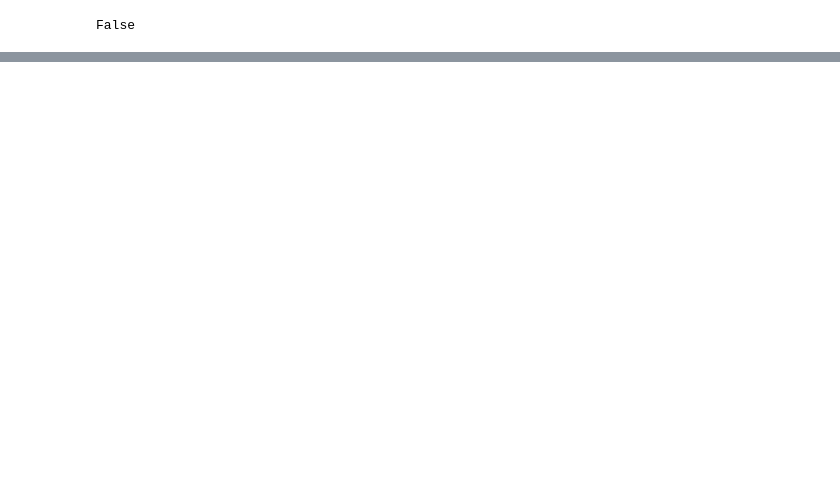
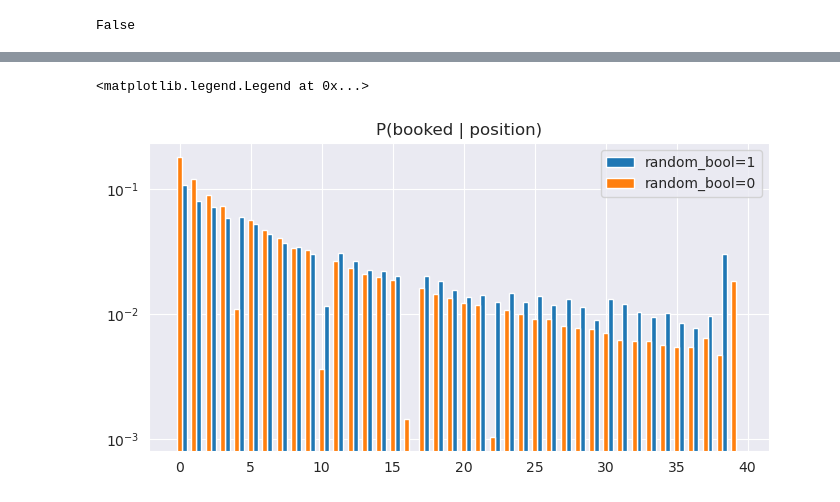
Before and after one commit to chrysapz/Expedia-Hotel-Reccomendation, a Jupyter notebook: robert.ipynb, the cells around one changed output, grey strips where cells are left out. Drawn from its saved outputs; the diff is of its cells as text; code cells hidden in the pictures; blank space fills up the shorter version.

```diff
--- a/robert.ipynb
+++ b/robert.ipynb
@@ -143,0 +161,13 @@ click_pos_hist(random_bool=0)
+# %%
+# What is P(booking | position)
+df_tmp = df.groupby(['position', 'random_bool']).agg({'booking_bool':['sum', 'count'], 'click_bool':['sum', 'count']})
+# sanity check
+assert np.all(df_tmp['booking_bool']['count'] == df_tmp['click_bool']['count']), "the number of action must be the same (no NAs in either click_bool or booking_bool)"
+
+# normalize
+df_tmp['booking_bool_prop'] = df_tmp['booking_bool']['sum'] / df_tmp['booking_bool']['count']
+df_tmp['click_bool_prop'] = df_tmp['click_bool']['sum'] / df_tmp['click_bool']['count']
+
+df_tmp['booking_bool_norm'] = 0
+df_tmp['click_bool_norm'] = 0
+df_tmp
@@ -143,0 +190,7 @@ click_pos_hist(random_bool=0)
+# %%
+# using the index, select all entries of df_tmp where random_bool is 0
+df_tmp.loc[(slice(None), 0), 'booking_bool_norm'] = df_tmp.loc[(slice(None), 0), 'booking_bool_prop'] / df_tmp.loc[(slice(None), 0), 'booking_bool_prop'].sum()
+df_tmp.loc[(slice(None), 0), 'click_bool_norm'] = df_tmp.loc[(slice(None), 0), 'click_bool_prop'] / df_tmp.loc[(slice(None), 0), 'click_bool_prop'].sum()
+df_tmp.loc[(slice(None), 1), 'booking_bool_norm'] = df_tmp.loc[(slice(None), 1), 'booking_bool_prop'] / df_tmp.loc[(slice(None), 1), 'booking_bool_prop'].sum()
+df_tmp.loc[(slice(None), 1), 'click_bool_norm'] = df_tmp.loc[(slice(None), 1), 'click_bool_prop'] / df_tmp.loc[(slice(None), 1), 'click_bool_prop'].sum()
+df_tmp
@@ -143,0 +213,14 @@ click_pos_hist(random_bool=0)
+# %%
+# create a stacked (side-by-side) bar plot for df_tmp  booking_bool_norm and click_bool_norm
+fig, ax = plt.subplots(figsize=(8,4))
+ax.set_title(f'P(booked | position)')
+ax.set_yscale('log')
+width=0.35
+#x = df_filt.reset_index().position
+x = np.arange(40)
+ax.bar(x+width, df_tmp.loc[(slice(None), 1), :]['booking_bool_norm'], label='random_bool=1', width=width)
+ax.bar(x, df_tmp.loc[(slice(None), 0), :]['booking_bool_norm'], label='random_bool=0', width=width)
+ax.legend()
+# %% [output]
+<matplotlib.legend.Legend at 0x...>
+[figure, added]
```
Also changed, not shown: parts of 78 cells of this notebook.
